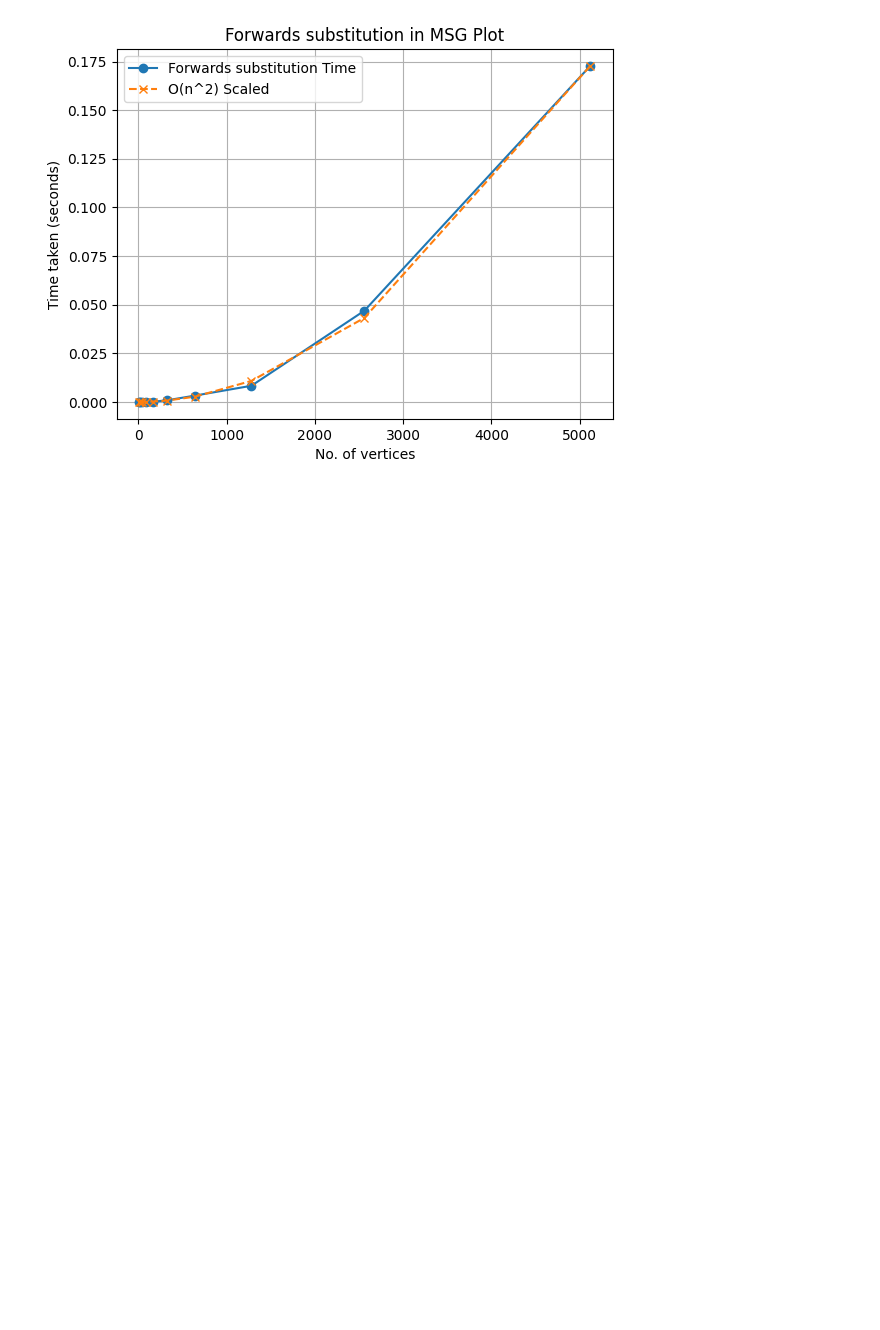
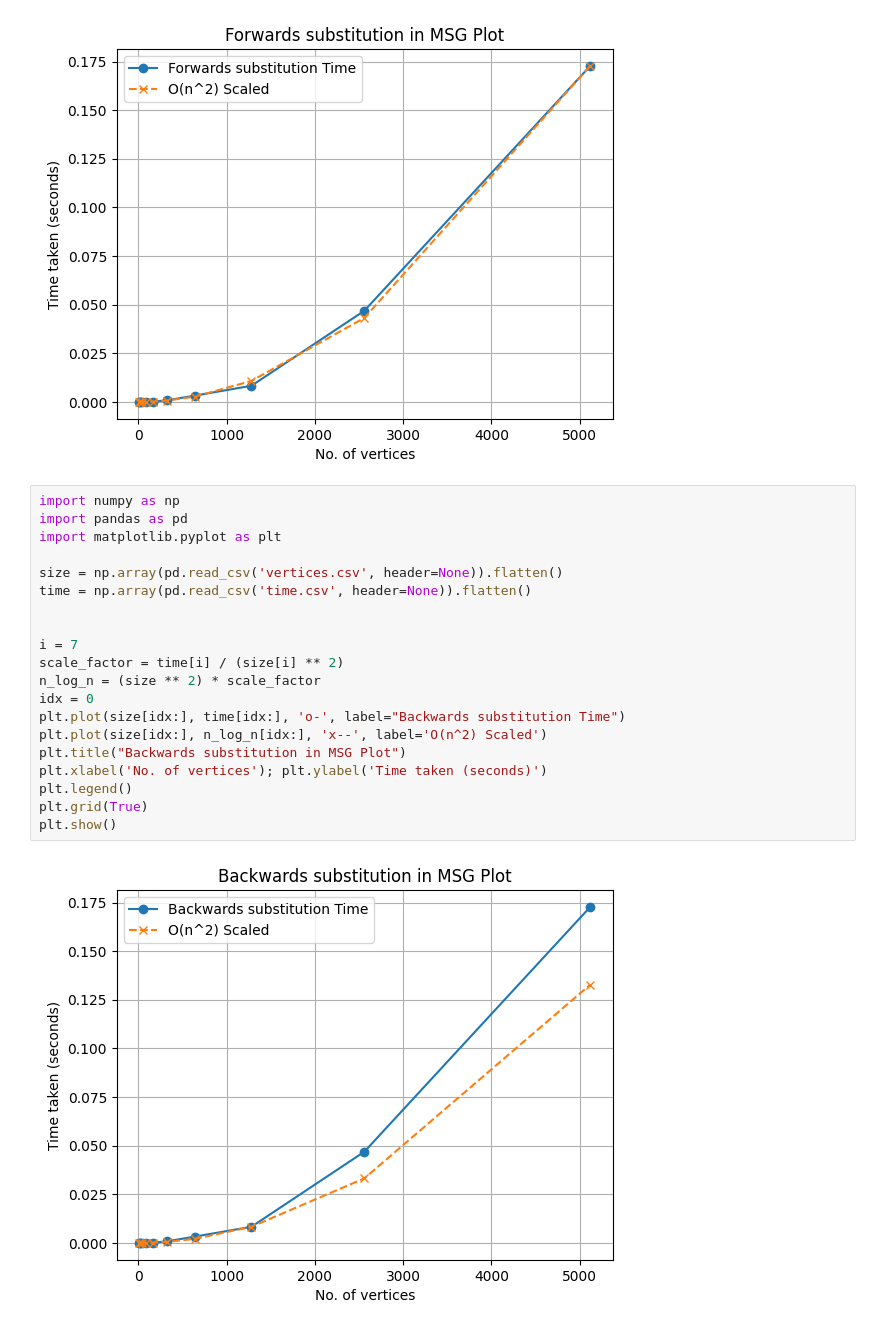
Before and after one commit to Nidhiverma04/ADA, a Jupyter notebook: LAB_7/multi_stage_plots.ipynb, the cells around one changed output. Drawn from its saved outputs; the diff is of its cells as text; blank space fills up the shorter version.

Commit message:
plots done

```diff
--- a/LAB_7/multi_stage_plots.ipynb
+++ b/LAB_7/multi_stage_plots.ipynb
@@ -123,3 +122,25 @@ plt.grid(True)
 plt.show()
 # %% [output]
 [figure]
+# %%
+import numpy as np
+import pandas as pd
+import matplotlib.pyplot as plt
+
+size = np.array(pd.read_csv('vertices.csv', header=None)).flatten()
+time = np.array(pd.read_csv('time.csv', header=None)).flatten()
+
+
+i = 7
+scale_factor = time[i] / (size[i] ** 2)
+n_log_n = (size ** 2) * scale_factor
+idx = 0
+plt.plot(size[idx:], time[idx:], 'o-', label="Backwards substitution Time")
+plt.plot(size[idx:], n_log_n[idx:], 'x--', label='O(n^2) Scaled')
+plt.title("Backwards substitution in MSG Plot")
+plt.xlabel('No. of vertices'); plt.ylabel('Time taken (seconds)')
+plt.legend()
+plt.grid(True)
+plt.show()
+# %% [output]
+[figure, added]
```
Also changed, not shown: parts of 2 cells of this notebook, 8 other files.
